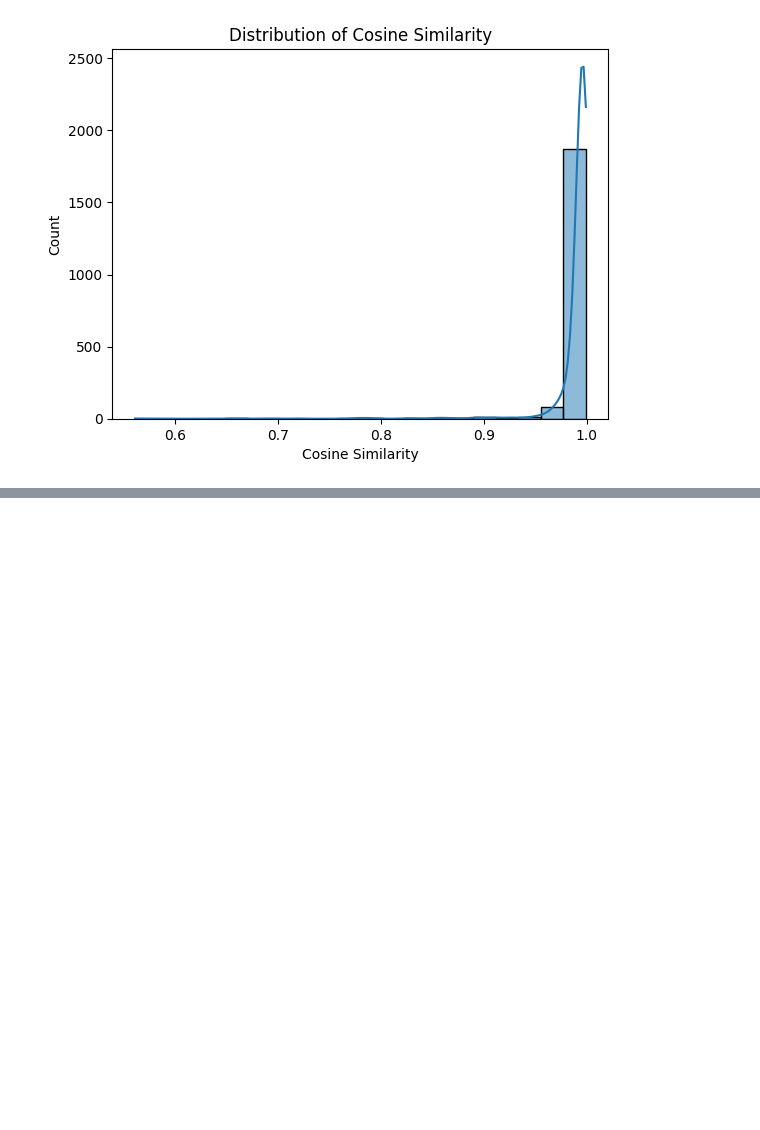
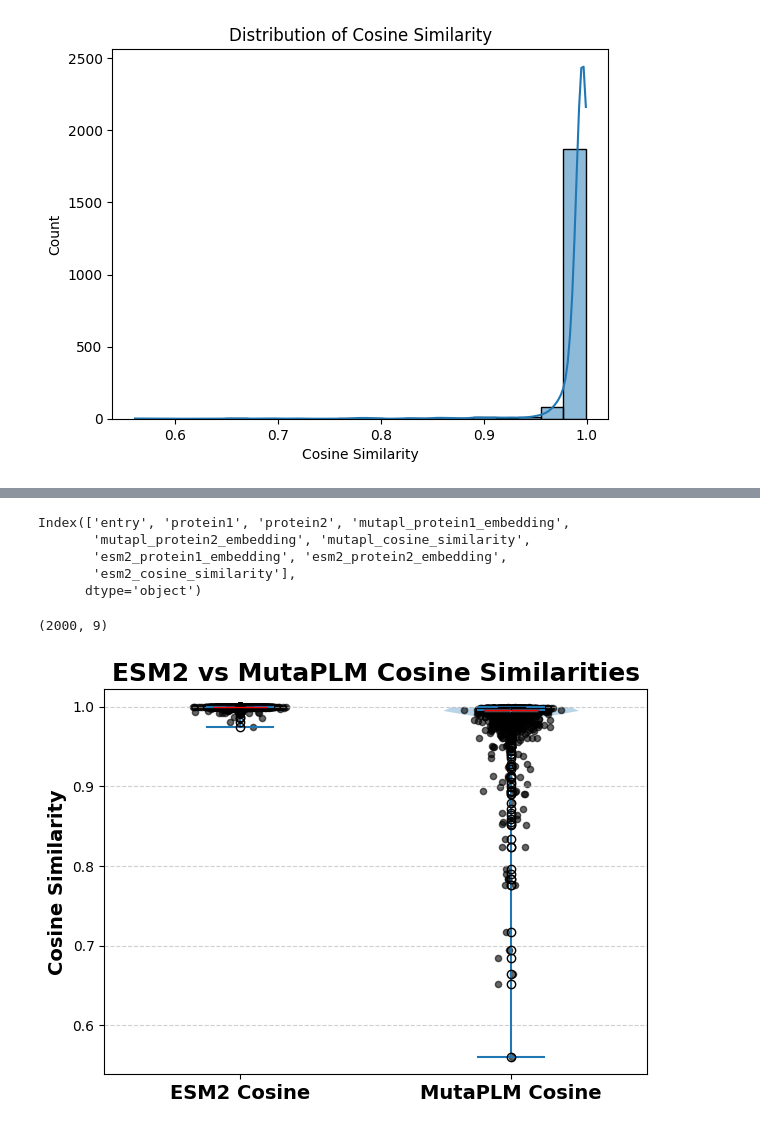
Before and after one commit to ygrepo/MutaPLM, a Jupyter notebook: notebook/wt_mutant_2000.ipynb, the cells around one changed output, grey strips where cells are left out. Drawn from its saved outputs; the diff is of its cells as text; code cells hidden in the pictures; blank space fills up the shorter version.

```diff
--- a/notebook/wt_mutant_2000.ipynb
+++ b/notebook/wt_mutant_2000.ipynb
@@ -237,0 +234,5 @@ plt.close()
+# %%
+df2 = pd.read_csv("../output/data/esm2_structural_split_train_with_embeddings.csv")
+df2["protein1_embedding"] = df2["protein1_embedding"].apply(to_float_array)
+df2["protein2_embedding"] = df2["protein2_embedding"].apply(to_float_array)
+df2.head()
@@ -237,0 +246,62 @@ plt.close()
+# %%
+df.rename(columns={"protein1_embedding": "mutapl_protein1_embedding",
+                   "protein2_embedding": "mutapl_protein2_embedding",
+                   "cosine_similarity": "mutapl_cosine_similarity"}, inplace=True)
+df2.rename(columns={"protein1_embedding": "esm2_protein1_embedding",
+                    "protein2_embedding": "esm2_protein2_embedding",
+                    "cosine_similarity": "esm2_cosine_similarity"}, inplace=True)
+# %%
+df = df[["entry","protein1", "protein2", "mutapl_protein1_embedding", "mutapl_protein2_embedding", "mutapl_cosine_similarity"]]
+df2 = df2[["entry","protein1", "protein2", "esm2_protein1_embedding", "esm2_protein2_embedding", "esm2_cosine_similarity"]]
+# %%
+df3 = pd.merge(df, df2, on=["entry", "protein1", "protein2"])
+# %%
+df3.columns
+# %% [output]
+Index(['entry', 'protein1', 'protein2', 'mutapl_protein1_embedding',
+       'mutapl_protein2_embedding', 'mutapl_cosine_similarity',
+       'esm2_protein1_embedding', 'esm2_protein2_embedding',
+       'esm2_cosine_similarity'],
+      dtype='object')
+# %%
+df3.shape
+# %% [output]
+(2000, 9)
+# %%
+data = [
+    df3["esm2_cosine_similarity"].astype(float),
+    df3["mutapl_cosine_similarity"].astype(float)
+]
+fig = plt.figure(figsize=(7, 5))
+
+
+# Create violin plot
+parts = plt.violinplot(data, showmeans=False, showmedians=True)
+
+# Overlay a boxplot on top
+plt.boxplot(
+    data,
+    positions=[1, 2],
+    widths=0.2,
+    patch_artist=True,
+    boxprops=dict(facecolor="lightgray", alpha=0.4),
+    medianprops=dict(color="red"),
+    whiskerprops=dict(color="black"),
+    capprops=dict(color="black"),
+)
+
+# Overlay the actual data points (jittered)
+for i, vals in enumerate(data, start=1):
+    x_jitter = np.random.normal(loc=i, scale=0.05, size=len(vals))
+    plt.scatter(x_jitter, vals, alpha=0.6, s=20, color="black")
+
+# X-axis and labels
+plt.xticks([1, 2], ["ESM2 Cosine", "MutaPLM Cosine"], fontsize=14, fontweight='bold')
+plt.ylabel("Cosine Similarity", fontsize=14, fontweight='bold')
+plt.title("ESM2 vs MutaPLM Cosine Similarities", fontsize=18, fontweight='bold')
+plt.grid(axis="y", linestyle="--", alpha=0.6)
+plt.show()
+fig.savefig("../output/figure/wt_mut_cos_boxplot.tiff", dpi=300)
+plt.close()
+# %% [output]
+[figure, added]
```
Also changed, not shown: parts of 19 cells of this notebook, 3 other files.
